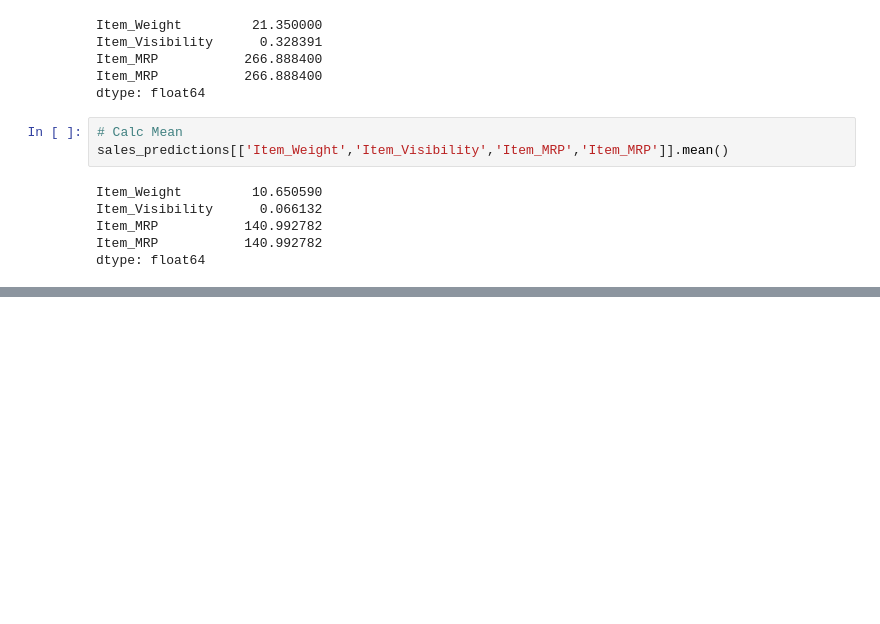
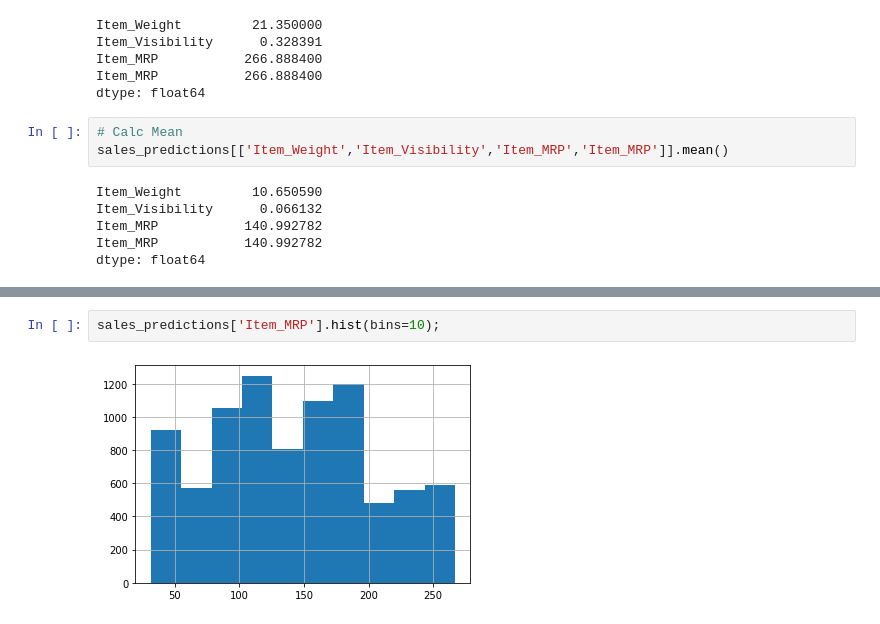
Before and after one commit to amrrahman1/Project-1---Part-1-2-and-3, a Jupyter notebook: Untitled12.ipynb, the cells around one changed output, grey strips where cells are left out. Drawn from its saved outputs; the diff is of its cells as text; blank space fills up the shorter version.

```diff
--- a/Untitled12.ipynb
+++ b/Untitled12.ipynb
@@ -171,0 +179,4 @@ dtype: float64
+# %%
+sales_predictions['Item_MRP'].hist(bins=10);
+# %% [output]
+[figure, added]
```
Also changed, not shown: parts of 10 cells of this notebook.
